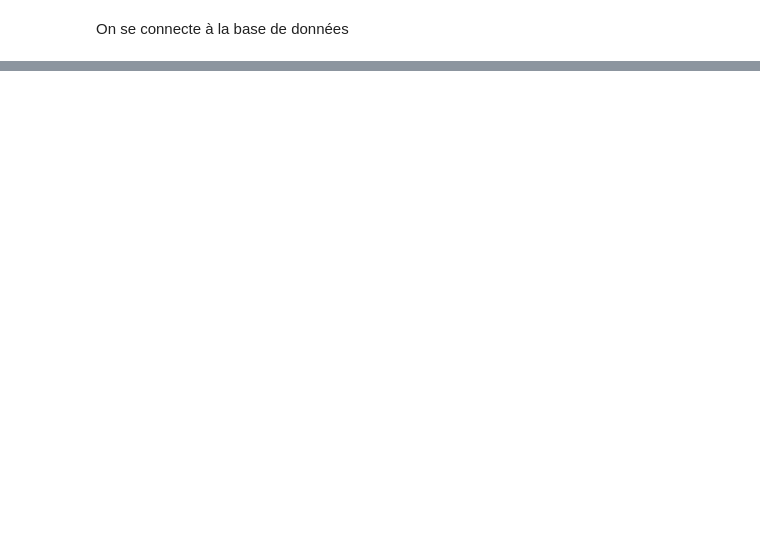
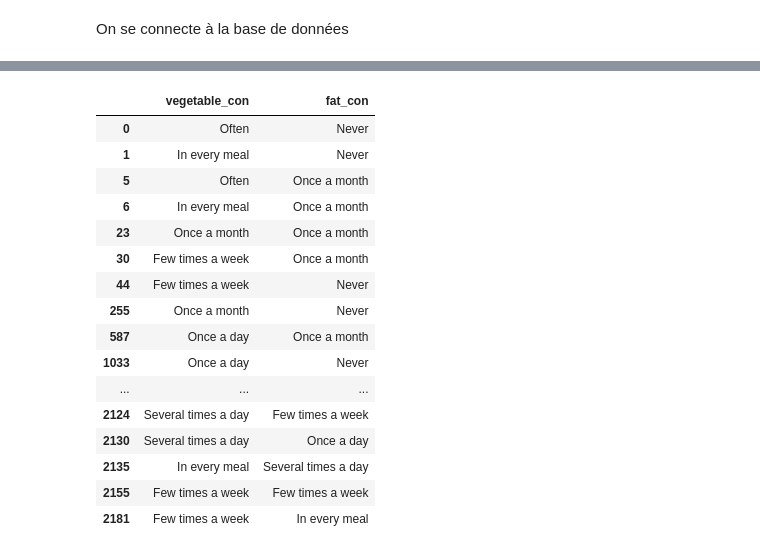
Before and after one commit to RomyJr/Data_Project_HEALTH, a Jupyter notebook: Food.ipynb, the cells around one changed output, grey strips where cells are left out. Cells and saved outputs as stored; diff of their text form; code cells hidden in the pictures; blank space fills up the shorter version.

```diff
--- a/Food.ipynb
+++ b/Food.ipynb
@@ -44,0 +79,39 @@ print("food2 préparé.")
+# %%
+import numpy as np
+
+# Transformer vegetable_con en catégories similaires à celles de food2
+def map_vegetable_con(value):
+    if value < 1:
+        return 'Never'
+    elif value < 1.5:
+        return np.random.choice(['Few times a week', 'Once a month'])
+    elif value < 2:
+        return 'Once a day'
+    elif value < 2.5:
+        return 'Often'
+    else:
+        return 'In every meal'
+
+food1['vegetable_con'] = food1['vegetable_con'].apply(map_vegetable_con)
+
+# Transformer fat_con (yes/no) en catégories similaires à celles de food2
+mapping_fat_con = {
+    'yes': np.random.choice(['Often', 'Few times a week', 'Once a month']),
+    'no': 'Never'
+}
+
+food1['fat_con'] = food1['fat_con'].map(mapping_fat_con)
+
+# Afficher les valeurs uniques pour vérifier
+print("Valeurs uniques dans food1 :")
+for column in food1.columns:
+    print(f"Colonne '{column}':")
+    print(food1[column].unique())
+    print("-" * 40)
+
+# Afficher les valeurs uniques pour vérifier
+print("Valeurs uniques dans food2 :")
+for column in food2.columns:
+    print(f"Colonne '{column}':")
+    print(food2[column].unique())
+    print("-" * 40)
@@ -70,0 +178,24 @@ plt.show()
+# %%
+# Obtenir les lignes uniques
+unique_rows = foods.drop_duplicates()
+
+# Afficher les lignes uniques
+unique_rows
+# %% [output]
+|  | vegetable_con | fat_con |
+| 0 | Often | Never |
+| 1 | In every meal | Never |
+| 5 | Often | Once a month |
+| 6 | In every meal | Once a month |
+| 23 | Once a month | Once a month |
+| 30 | Few times a week | Once a month |
+| 44 | Few times a week | Never |
+| 255 | Once a month | Never |
+| 587 | Once a day | Once a month |
+| 1033 | Once a day | Never |
+| ... | ... | ... |
+| 2124 | Several times a day | Few times a week |
+| 2130 | Several times a day | Once a day |
+| 2135 | In every meal | Several times a day |
+| 2155 | Few times a week | Few times a week |
+| 2181 | Few times a week | In every meal |
```
Also changed, not shown: parts of 8 cells of this notebook, 3 other files.
